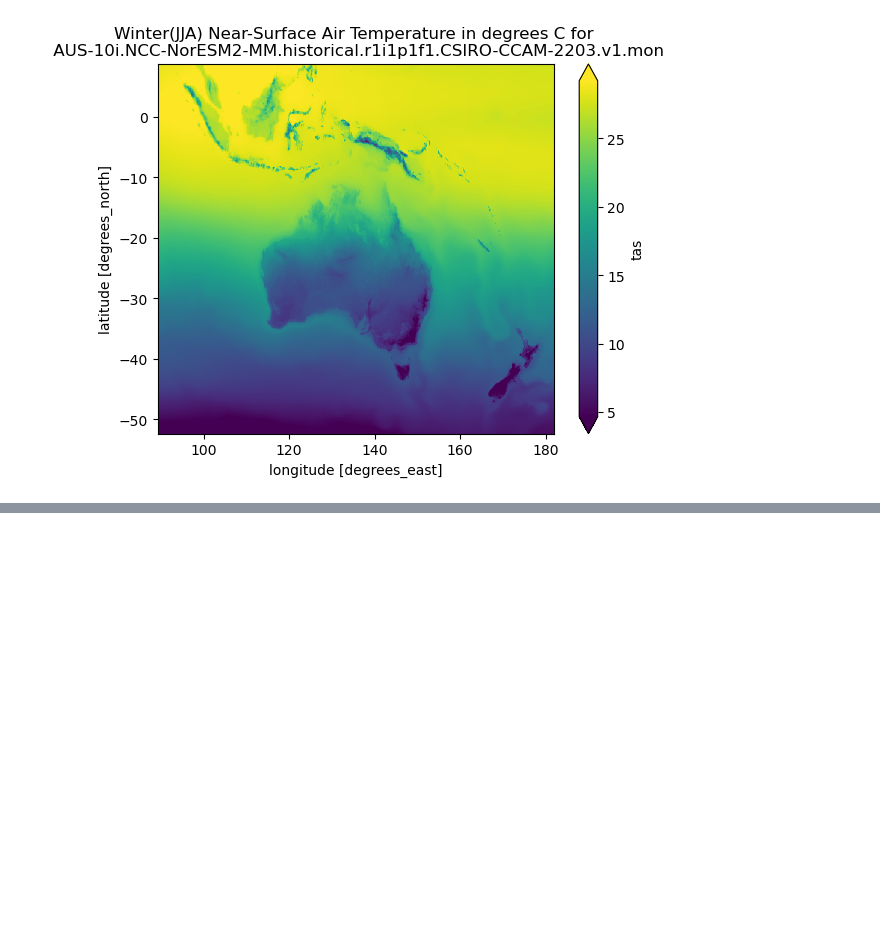
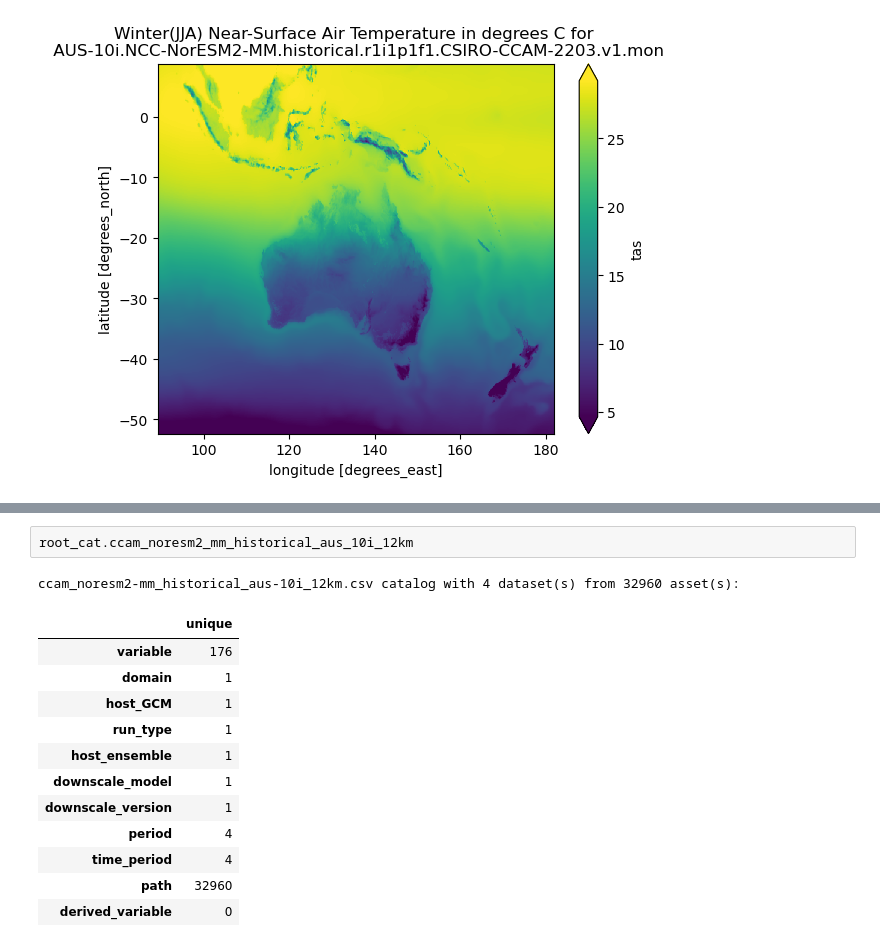
Before and after one commit to AusClimateService/data-catalogue, a Jupyter notebook: notebooks/ACS-cat-demo.ipynb, the cells around one changed output, grey strips where cells are left out. Saved outputs shown, nothing was run; the diff lists cells and outputs as text; blank space fills up the shorter version.

```diff
--- a/notebooks/ACS-cat-demo.ipynb
+++ b/notebooks/ACS-cat-demo.ipynb
@@ -327,0 +365,16 @@ client.close()
+# %%
+root_cat.ccam_noresm2_mm_historical_aus_10i_12km
+# %% [output]
+ccam_noresm2-mm_historical_aus-10i_12km.csv catalog with 4 dataset(s) from 32960 asset(s):
+|  | unique |
+| variable | 176 |
+| domain | 1 |
+| host_GCM | 1 |
+| run_type | 1 |
+| host_ensemble | 1 |
+| downscale_model | 1 |
+| downscale_version | 1 |
+| period | 4 |
+| time_period | 4 |
+| path | 32960 |
+| derived_variable | 0 |
```
Also changed, not shown: parts of 17 cells of this notebook.
